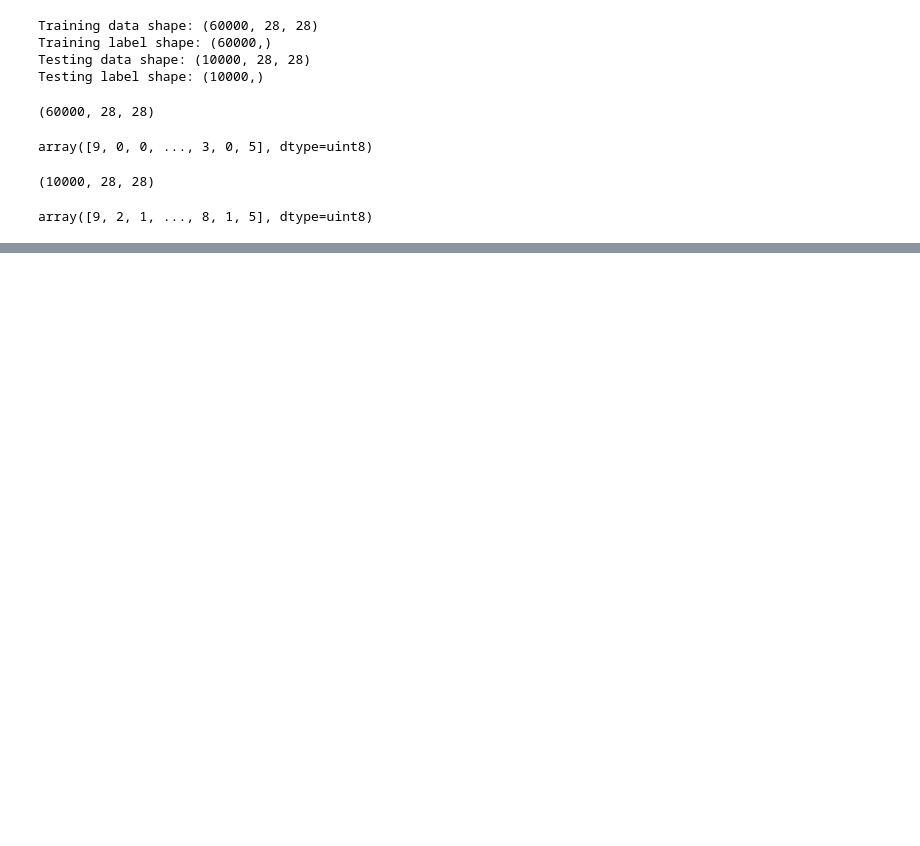
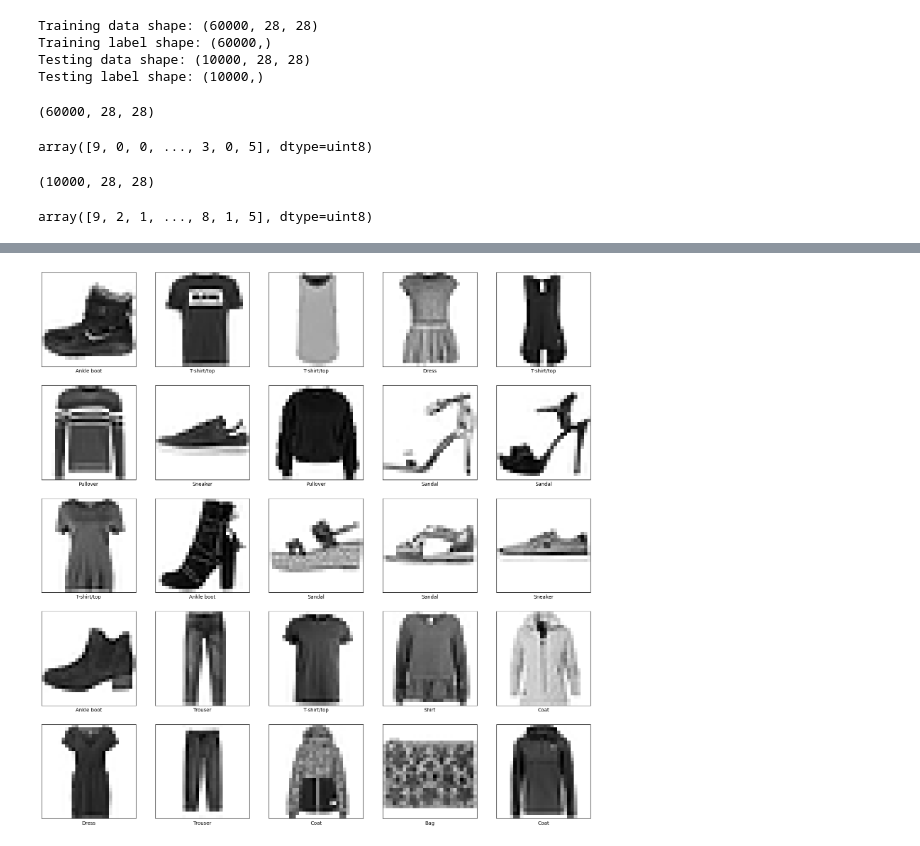
Before and after one commit to SonalGuptaa/LP-IV, a Jupyter notebook: LP5/DL/Convolutional neural network/CNN_MNIST.ipynb, the cells around one changed output, grey strips where cells are left out. Cells and saved outputs as stored; diff of their text form; code cells hidden in the pictures; blank space fills up the shorter version.

```diff
--- a/LP5/DL/Convolutional neural network/CNN_MNIST.ipynb
+++ b/LP5/DL/Convolutional neural network/CNN_MNIST.ipynb
@@ -48,0 +47,16 @@ array([9, 2, 1, ..., 8, 1, 5], dtype=uint8)
+# %%
+train_data = train_data / 255.0
+
+test_data = test_data / 255.0
+# %%
+plt.figure(figsize=(20,20))
+for i in range(25):
+    plt.subplot(5,5,i+1)
+    plt.xticks([])
+    plt.yticks([])
+    plt.grid(False)
+    plt.imshow(train_data[i], cmap=plt.cm.binary)
+    plt.xlabel(class_names[train_label[i]])
+plt.show()
+# %% [output]
+[figure, added]
```
Also changed, not shown: parts of 6 cells of this notebook, 2 other files.
